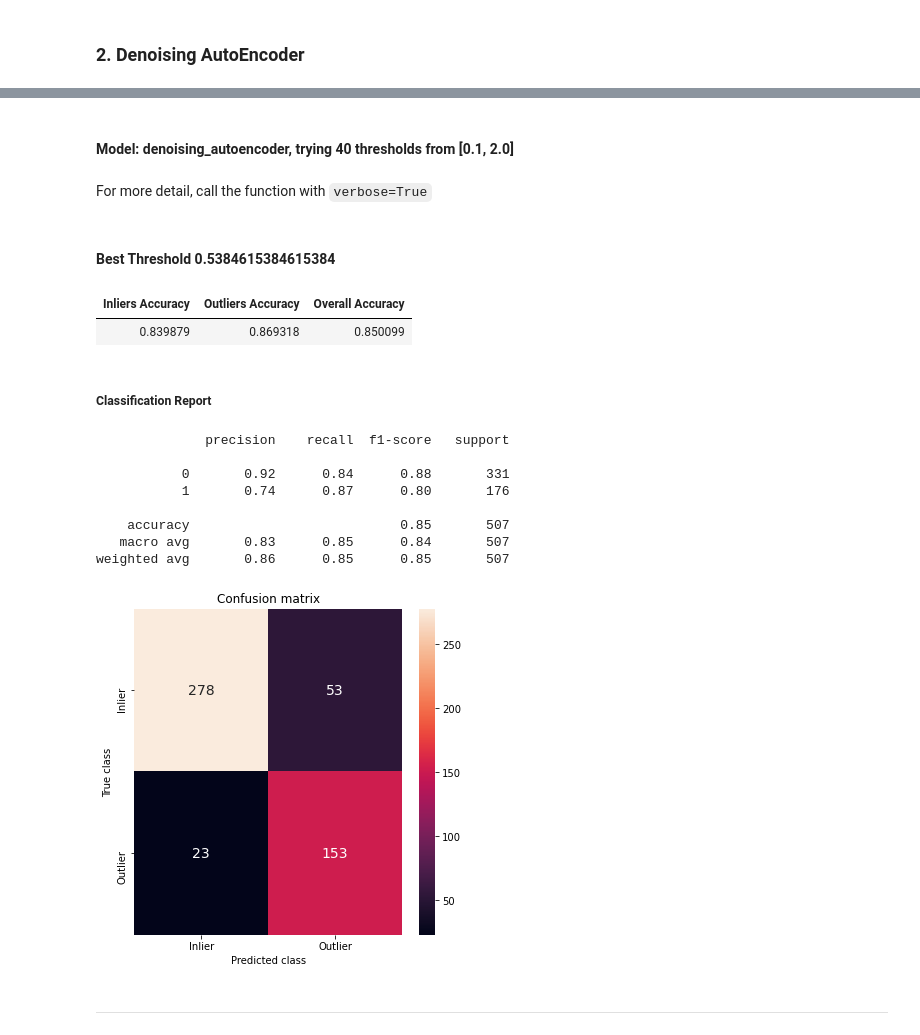
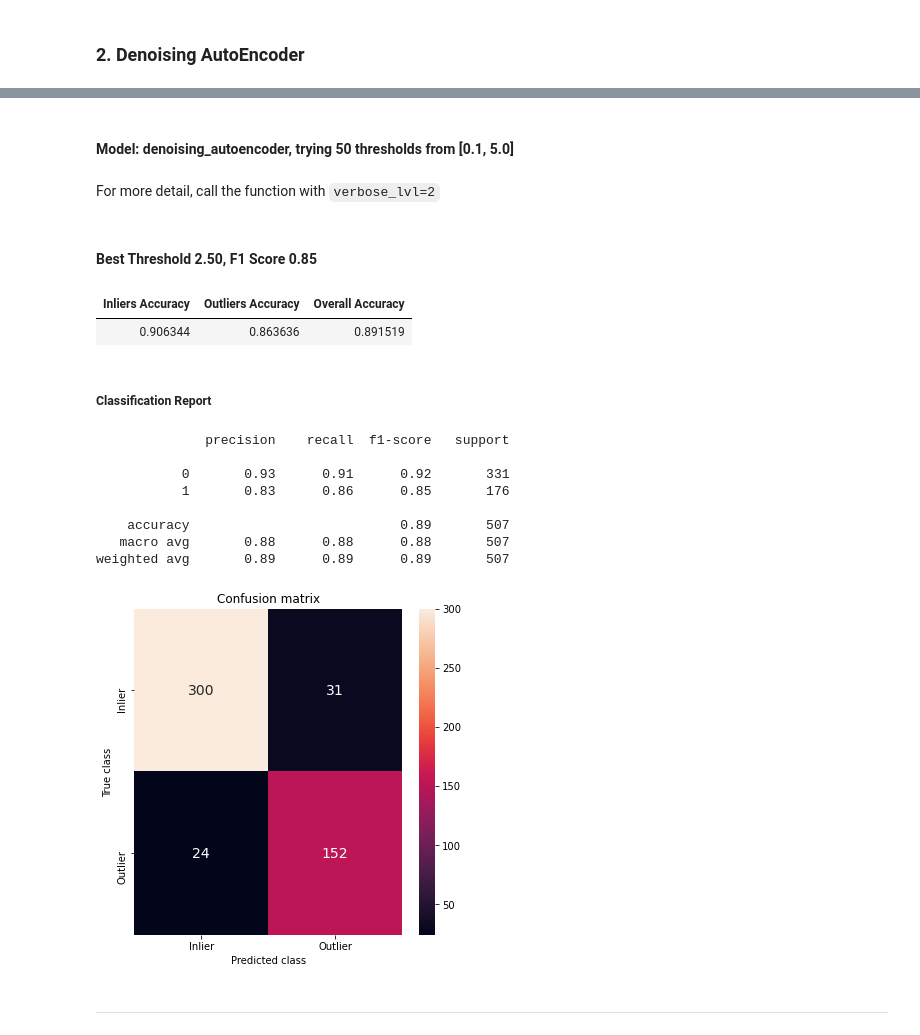
Before and after one commit to martin-krutsky/anomaly-detection-autoencoders, a Jupyter notebook: outlier_detection.ipynb, the cells around one changed output, grey strips where cells are left out. Drawn from its saved outputs; the diff is of its cells as text; code cells hidden in the pictures.

```diff
--- a/outlier_detection.ipynb
+++ b/outlier_detection.ipynb
@@ -403,17 +481,17 @@ LATENT_SIZE_DAE = 14
 # %%
 class DenoisingAutoEncoder(nn.Module):
-    def __init__(self, noise_rate):
+    def __init__(self, hidden_size: int, latent_size: int, noise_rate: float = 0.1):
         super(DenoisingAutoEncoder, self).__init__()
         self.noise_rate = noise_rate
         self.encode = nn.Sequential(
-            nn.Linear(INPUT_SIZE, HIDDEN_SIZE_DAE),
+            nn.Linear(INPUT_SIZE, hidden_size),
             nn.ReLU(),
-            nn.Linear(HIDDEN_SIZE_DAE, LATENT_SIZE_DAE),
+            nn.Linear(hidden_size, latent_size),
         )
         self.decode = nn.Sequential(
-            nn.Linear(LATENT_SIZE_DAE, HIDDEN_SIZE_DAE),
+            nn.Linear(latent_size, hidden_size),
             nn.ReLU(),
-            nn.Linear(HIDDEN_SIZE_DAE, INPUT_SIZE),
+            nn.Linear(hidden_size, INPUT_SIZE),
         )
 
     def forward(self, x: torch.Tensor) -> torch.Tensor:
@@ -426,0 +507,7 @@ class DenoisingAutoEncoder(nn.Module):
+# %%
+best_model_params_dae, best_f1_dae = grid_search(ModelClass=DenoisingAutoEncoder,
+                                                 model_name='denoising_autoencoder',
+                                                 hidden_sizes=[16, 18],
+                                                 latent_sizes=[10, 12, 14],
+                                                 batch_sizes=[32, 64, 128],
+                                                 learning_rates=[1e-3, 1e-2])
@@ -427,10 +524,15 @@ class DenoisingAutoEncoder(nn.Module):
 # %%
-train_dataloader_dae = DataLoader(train_data, batch_size=64, shuffle=False)
-val_dataloader_dae = DataLoader(val_data, batch_size=64, shuffle=False)
+batch_size_dae = best_model_params_dae[2]
+hidden_size_dae = best_model_params_dae[0]
+latent_size_dae = best_model_params_dae[1]
+learning_rate_dae = best_model_params_dae[3]
 
-denoising_ae = DenoisingAutoEncoder(noise_rate=0.1)
+train_dataloader_dae = DataLoader(train_data, batch_size=batch_size_dae, worker_init_fn=seed_worker, shuffle=False)
+val_dataloader_dae = DataLoader(val_data, batch_size=batch_size_dae, worker_init_fn=seed_worker, shuffle=False)
 
-learning_rate_dae = 1e-2
+seed_all()
+denoising_ae = DenoisingAutoEncoder(hidden_size=hidden_size_dae, latent_size=latent_size_dae)
+
 optimizer_dae = torch.optim.Adam(denoising_ae.parameters(), lr=learning_rate_dae)
 criterion_dae = nn.MSELoss()
 # %%
@@ -481,37 +583,37 @@ test_df, test_MSEs = eval_on_testset(denoising_ae, X_test, y_test)
 # %%
-optimal_threshold_denoising = try_threshold_grid(test_MSEs, y_test, 'denoising_autoencoder', start=0.1, stop=2.0, num_thresholds=40, verbose=False)
+optimal_threshold_denoising, optimal_f1_denoising = try_threshold_grid(test_MSEs, y_test, 'denoising_autoencoder', start=0.1, stop=5.0, num_thresholds=50, verbose_lvl=1)
 # %% [output]
-#### Model: denoising_autoencoder, trying 40 thresholds from [0.1, 2.0]
+#### Model: denoising_autoencoder, trying 50 thresholds from [0.1, 5.0]
-For more detail, call the function with `verbose=True`
+For more detail, call the function with `verbose_lvl=2`
 # %%
 predictions = classify_by_error(test_MSEs, optimal_threshold_denoising)
 matrix = confusion_matrix(y_test, predictions)
 class_accuracies = matrix.diagonal()/matrix.sum(axis=1)
 acc_df = pd.DataFrame({
     'Inliers Accuracy': [class_accuracies[0]],
     'Outliers Accuracy': [class_accuracies[1]],
     'Overall Accuracy': [accuracy_score(y_test, predictions)]
 })
 
-display(Markdown(f'#### Best Threshold {optimal_threshold_denoising}'))
+display(Markdown(f'#### Best Threshold {optimal_threshold_denoising:.2f}, F1 Score {optimal_f1_denoising:.2f}'))
 display(acc_df.style.hide_index())
 display(Markdown(f'##### Classification Report'))
 print(classification_report(y_test, predictions))
 plot_confusion_matrix(matrix)
 # %% [output]
-#### Best Threshold 0.5384615384615384
+#### Best Threshold 2.50, F1 Score 0.85
 | Inliers Accuracy | Outliers Accuracy | Overall Accuracy |
-| 0.839879 | 0.869318 | 0.850099 |
+| 0.906344 | 0.863636 | 0.891519 |
 ##### Classification Report
               precision    recall  f1-score   support
 
-           0       0.92      0.84      0.88       331
-           1       0.74      0.87      0.80       176
+           0       0.93      0.91      0.92       331
+           1       0.83      0.86      0.85       176
 
-    accuracy                           0.85       507
-   macro avg       0.83      0.85      0.84       507
-weighted avg       0.86      0.85      0.85       507
+    accuracy                           0.89       507
+   macro avg       0.88      0.88      0.88       507
+weighted avg       0.89      0.89      0.89       507
-[figure, old version]
+[figure, new version]
 # %% [markdown]
 ---
 # %% [markdown]
```
Also changed, not shown: parts of 42 cells of this notebook, 1 other file.
